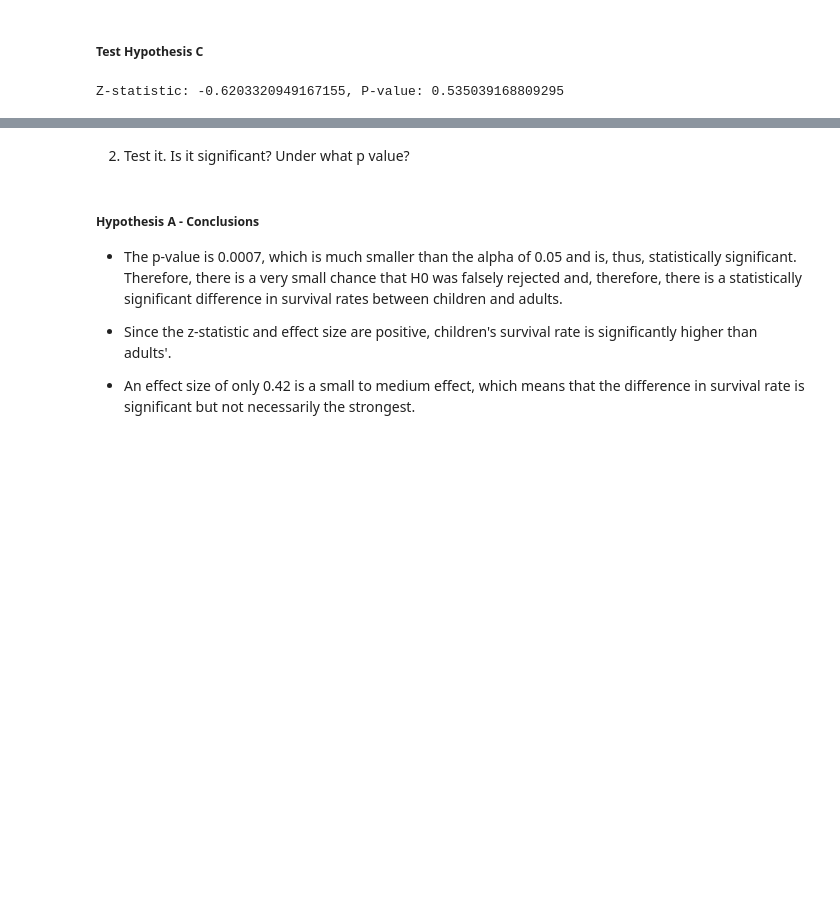
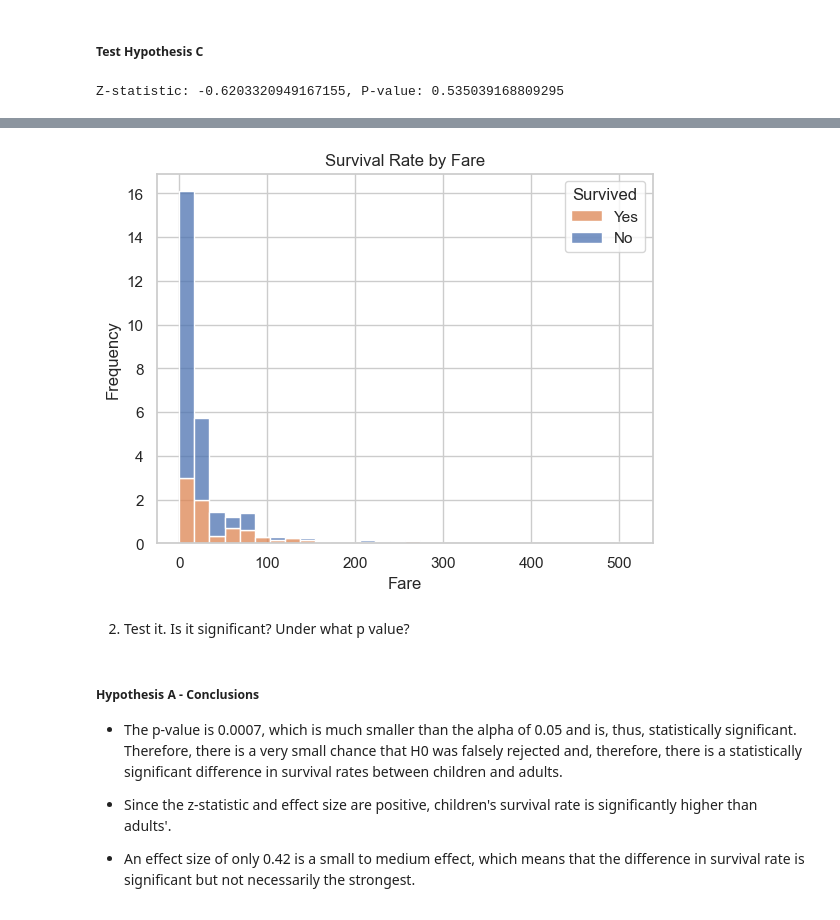
Before and after one commit to jordanriver/new_DS, a Jupyter notebook: Math/statistics/Inferential statistics.ipynb, the cells around one changed output, grey strips where cells are left out. Cells and saved outputs as stored; diff of their text form; code cells hidden in the pictures; blank space fills up the shorter version.

```diff
--- a/Math/statistics/Inferential statistics.ipynb
+++ b/Math/statistics/Inferential statistics.ipynb
@@ -1554,3 +1589,13 @@ Z-statistic: -0.6203320949167155, P-value: 0.535039168809295
+# %%
+# Display the relationship between the 'Fare' and 'Survived' features
+sns.histplot(x='Fare', hue='Survived', data=titanic_df, stat='frequency', multiple='stack', bins=30)
+plt.title('Survival Rate by Fare')
+plt.xlabel('Fare')
+plt.ylabel('Frequency')
+plt.legend(title='Survived', labels=['Yes', 'No'])
+plt.show()
+# %% [output]
+[figure, added]
 # %% [markdown]
 2. Test it. Is it significant? Under what p value?
 # %% [markdown]
```
Also changed, not shown: parts of 23 cells of this notebook.
